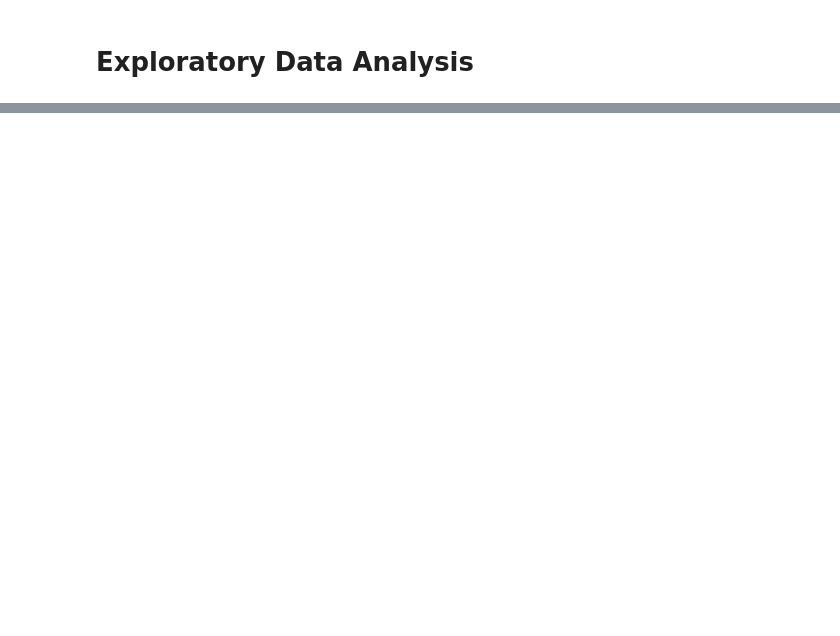
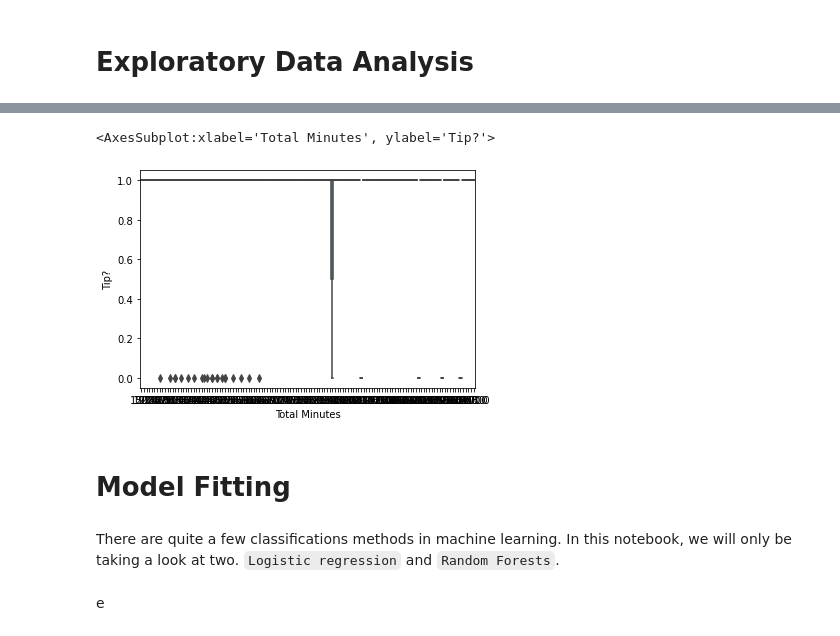
Before and after one commit to cakuang1/DDs3tosf, a Jupyter notebook: eda.ipynb, the cells around one changed output, grey strips where cells are left out. Drawn from its saved outputs; the diff is of its cells as text; code cells hidden in the pictures; blank space fills up the shorter version.

```diff
--- a/eda.ipynb
+++ b/eda.ipynb
@@ -79,0 +141,21 @@ dtype: object
+# %%
+def get_total_minutes(time_str):
+    # Split the string to get the hours, minutes, and seconds components
+    time_parts = time_str.split(' ')[-1].split(':')
+    hours = int(time_parts[0])
+    minutes = int(time_parts[1])
+    seconds = int(time_parts[2].split('.')[0])
+    microseconds = int(time_parts[2].split('.')[1])
+
+    # Create a timedelta object representing the time difference
+    time_diff = datetime.timedelta(hours=hours, minutes=minutes, seconds=seconds, microseconds=microseconds)
+
+    # Calculate the total number of minutes
+    total_minutes = time_diff.total_seconds() // 60
+
+    return total_minutes
+# Convert the field 'Totol_time_elapsed' to total number of minues
+v1['Total Minutes'] = v1['Total_time_elapsed'].apply(get_total_minutes)
+
+# Lets drop the old column
+v2 = v1.drop(columns=['Total_time_elapsed'])
@@ -81,0 +246,11 @@ dtype: object
+# %%
+sns.boxplot(x='Total Minutes', y='Tip?', data=finalv)
+# %% [output]
+<AxesSubplot:xlabel='Total Minutes', ylabel='Tip?'>
+[figure, added]
+# %% [markdown]
+# Model Fitting
+# %% [markdown]
+There are quite a few classifications methods in machine learning. In this notebook, we will only be taking a look at two. `Logistic regression` and `Random Forests`.
+# %% [markdown]
+e
```
Also changed, not shown: parts of 26 cells of this notebook, 4 other files.
